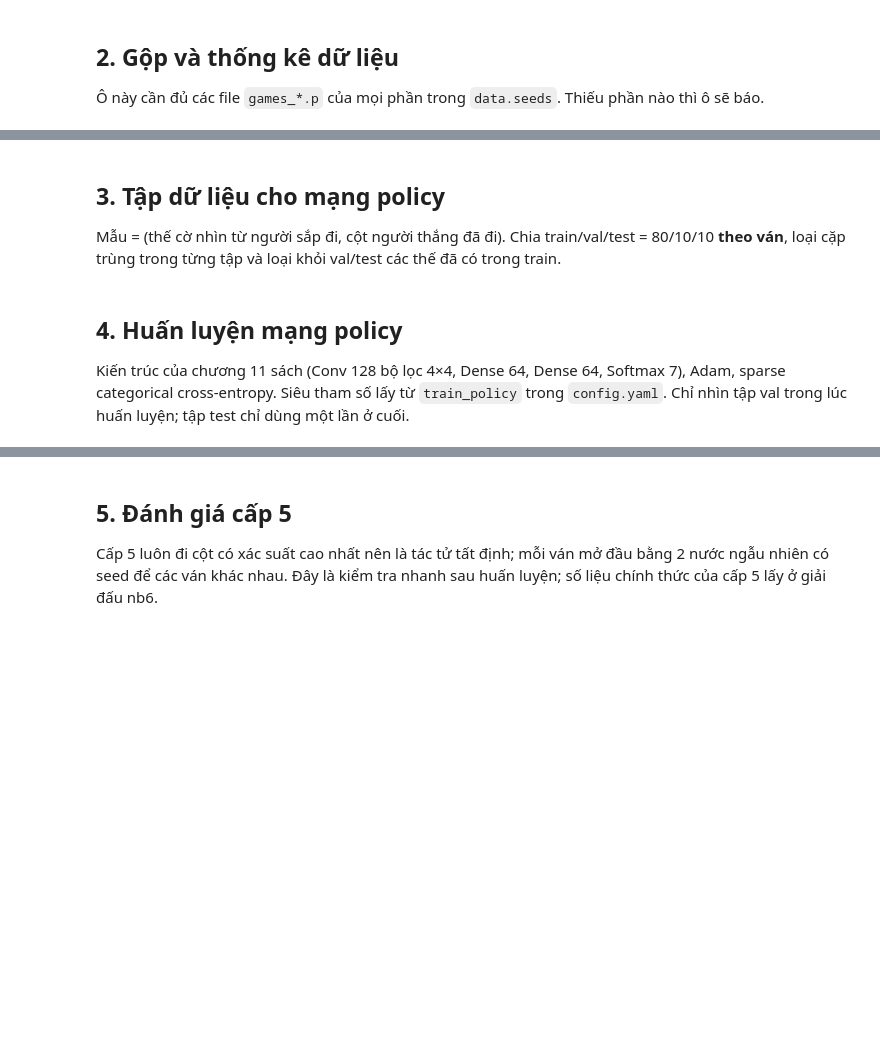
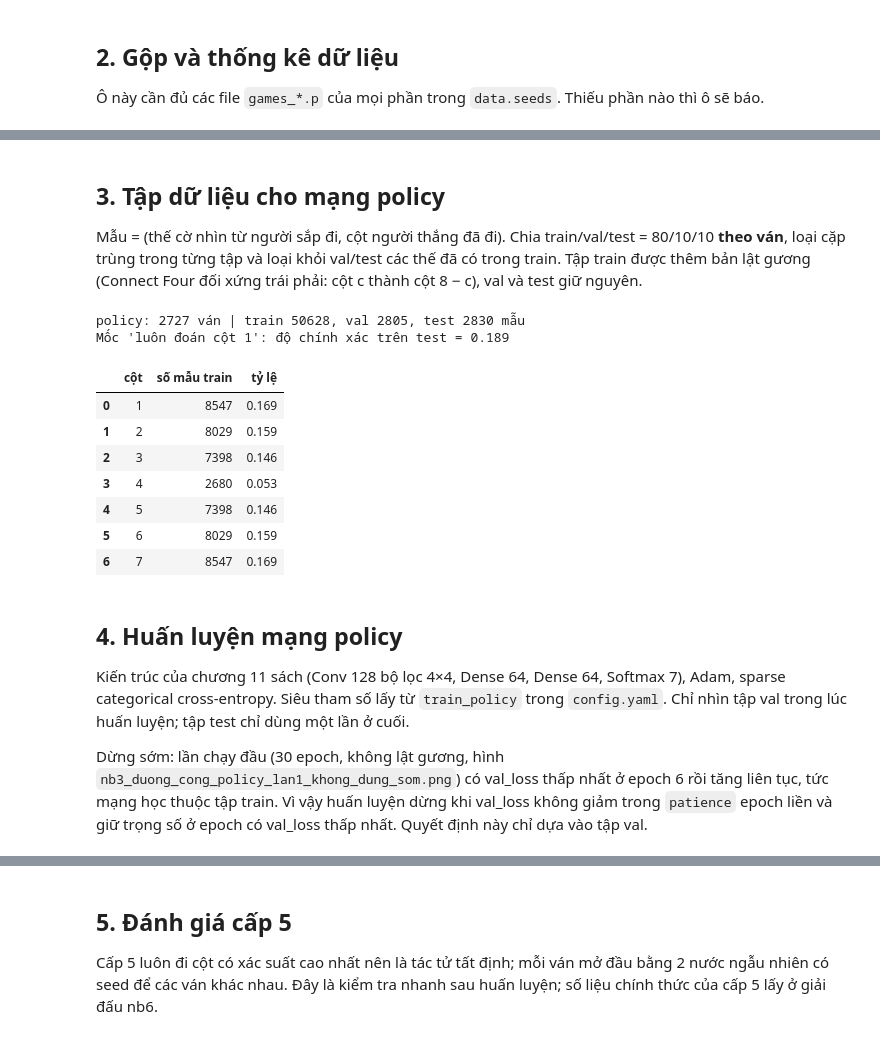
Before and after one commit to npone25/TTNTNC, a Jupyter notebook: final_connect_four/nb3_cap5_policy.ipynb, the cells around one changed output, grey strips where cells are left out. Saved outputs shown, nothing was run; the diff lists cells and outputs as text; code cells hidden in the pictures; blank space fills up the shorter version.

```diff
--- a/final_connect_four/nb3_cap5_policy.ipynb
+++ b/final_connect_four/nb3_cap5_policy.ipynb
@@ -109,25 +128,40 @@ print(f"độ dài ván: trung bình {np.mean(lengths):.1f} nước, ngắn nh
 ## 3. Tập dữ liệu cho mạng policy
 
 Mẫu = (thế cờ nhìn từ người sắp đi, cột người thắng đã đi). Chia train/val/test = 80/10/10 **theo ván**, loại cặp trùng trong từng tập và loại khỏi val/test các thế đã có trong train.
+Tập train được thêm bản lật gương (Connect Four đối xứng trái phải: cột c thành cột 8 − c), val và test giữ nguyên.
 # %%
-policy_set = data.make_dataset(games, kind="policy", seed=0)
+policy_set = data.make_dataset(games, kind="policy", seed=0, mirror=cfg["train_policy"]["mirror"])
 print(data.describe_dataset(policy_set))
 data.save_dataset(policy_set, ex.model("policy_data.npz"))
 
 # phân bố nhãn: nếu một cột chiếm quá nhiều thì mạng dễ học lệch về cột đó
 counts = np.bincount(policy_set["y_train"], minlength=7)
 label_table = pd.DataFrame({"cột": range(1, 8), "số mẫu train": counts,
                             "tỷ lệ": np.round(counts / counts.sum(), 3)})
 # mốc so sánh: luôn đoán cột xuất hiện nhiều nhất trong train
 majority = int(np.argmax(counts))
 baseline = float(np.mean(policy_set["y_test"] == majority))
 print(f"Mốc 'luôn đoán cột {majority + 1}': độ chính xác trên test = {baseline:.3f}")
 label_table
+# %% [output]
+policy: 2727 ván | train 50628, val 2805, test 2830 mẫu
+Mốc 'luôn đoán cột 1': độ chính xác trên test = 0.189
+|  | cột | số mẫu train | tỷ lệ |
+| 0 | 1 | 8547 | 0.169 |
+| 1 | 2 | 8029 | 0.159 |
+| 2 | 3 | 7398 | 0.146 |
+| 3 | 4 | 2680 | 0.053 |
+| 4 | 5 | 7398 | 0.146 |
+| 5 | 6 | 8029 | 0.159 |
+| 6 | 7 | 8547 | 0.169 |
 # %% [markdown]
 ## 4. Huấn luyện mạng policy
 
 Kiến trúc của chương 11 sách (Conv 128 bộ lọc 4×4, Dense 64, Dense 64, Softmax 7), Adam, sparse categorical cross-entropy.
 Siêu tham số lấy từ `train_policy` trong `config.yaml`. Chỉ nhìn tập val trong lúc huấn luyện; tập test chỉ dùng một lần ở cuối.
+
+Dừng sớm: lần chạy đầu (30 epoch, không lật gương, hình `nb3_duong_cong_policy_lan1_khong_dung_som.png`) có val_loss thấp nhất ở epoch 6 rồi tăng liên tục, tức mạng học thuộc tập train.
+Vì vậy huấn luyện dừng khi val_loss không giảm trong `patience` epoch liền và giữ trọng số ở epoch có val_loss thấp nhất. Quyết định này chỉ dựa vào tập val.
 # %%
 train_cfg = cfg["train_policy"]
 keras.utils.set_random_seed(0)
```
Also changed, not shown: parts of 9 cells of this notebook, 12 other files.
